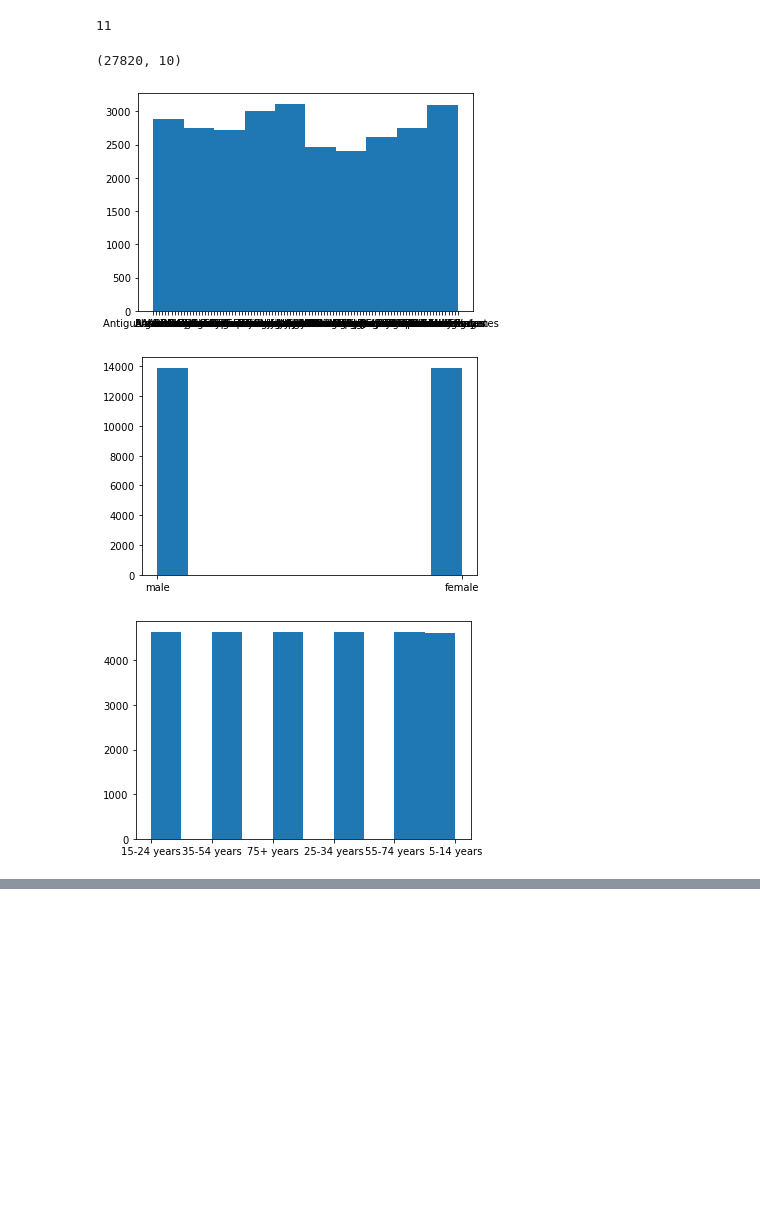
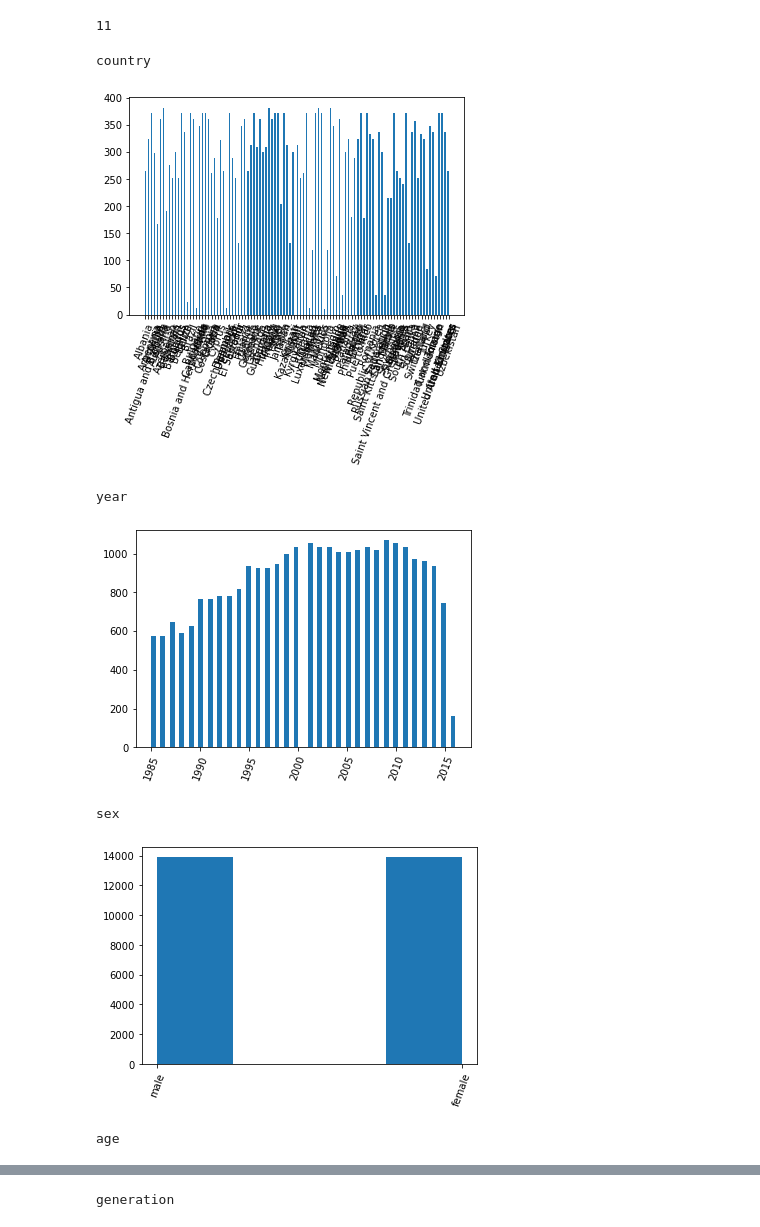
Before and after one commit to sheelfshah/sem3_iitb_material, a Jupyter notebook: ds203/assignment4/ds203_a4_q1.ipynb, the cells around one changed output, grey strips where cells are left out. Drawn from its saved outputs; the diff is of its cells as text; code cells hidden in the pictures; blank space fills up the shorter version.

```diff
--- a/ds203/assignment4/ds203_a4_q1.ipynb
+++ b/ds203/assignment4/ds203_a4_q1.ipynb
@@ -11,3 +8,5 @@ ModuleNotFoundError: No module named 'seaborn'
+# %%
+df = pd.read_csv("q1.csv")
 # %%
 df.head()
 # %% [output]
@@ -21,6 +20,9 @@ df.head()
 df.shape #(num_records, num_variables)
 # %% [output]
 (27820, 12)
+# %%
+# inbuilt methods cant handle conversion of comma format string to float
+df[" gdp_for_year ($) "] = df[" gdp_for_year ($) "].apply(lambda s : int(s.replace(',', '')))
 # %%
 df.dtypes
 # %% [output]
@@ -101,19 +105,21 @@ num_no_missing
 # %% [output]
 11
 # %%
-df.drop(["country-year", "generation"], axis=1, inplace=True) # dropping redundant columnm
+df.drop(["country-year"], axis=1, inplace=True) # dropping redundant column
-# %%
-df.shape
-# %% [output]
-(27820, 10)
 # %%
 # manually categorizing vars
-discrete_vars=["country", "sex", "age"]
+discrete_vars=["country", "year", "sex", "age", "generation"]
 # %%
 for col in discrete_vars:
-    plt.hist(df[col])
+    plt.hist(df[col], bins=len(df[col].unique())*2)
+    plt.xticks(rotation="70")
+    print(col)
     plt.show()
 # %% [output]
+country
-[figure, old version]
+[figure, new version]
+year
-[figure, old version]
+[figure, new version]
+sex
-[figure, old version]
+[figure, new version]
+age
@@ -119,0 +127 @@ for col in discrete_vars:
+generation
```
Also changed, not shown: parts of 34 cells of this notebook, 10 other files.
